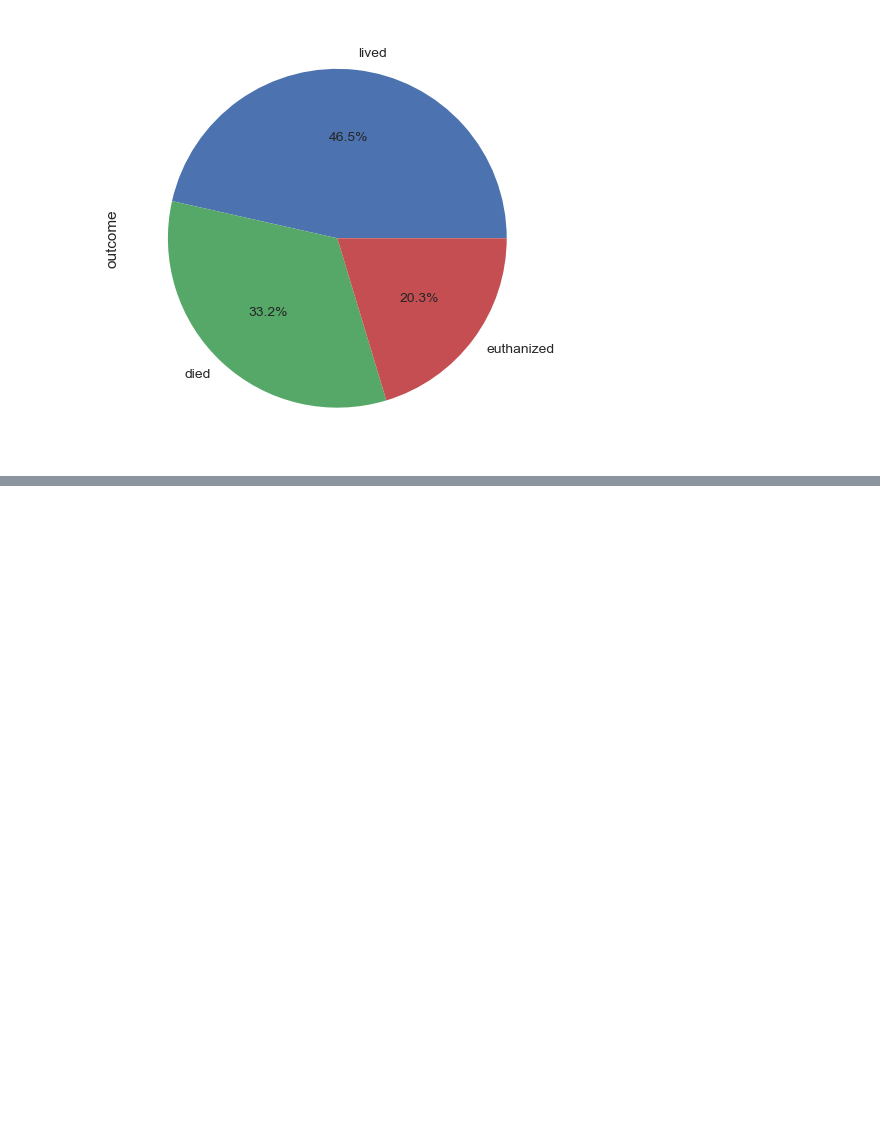
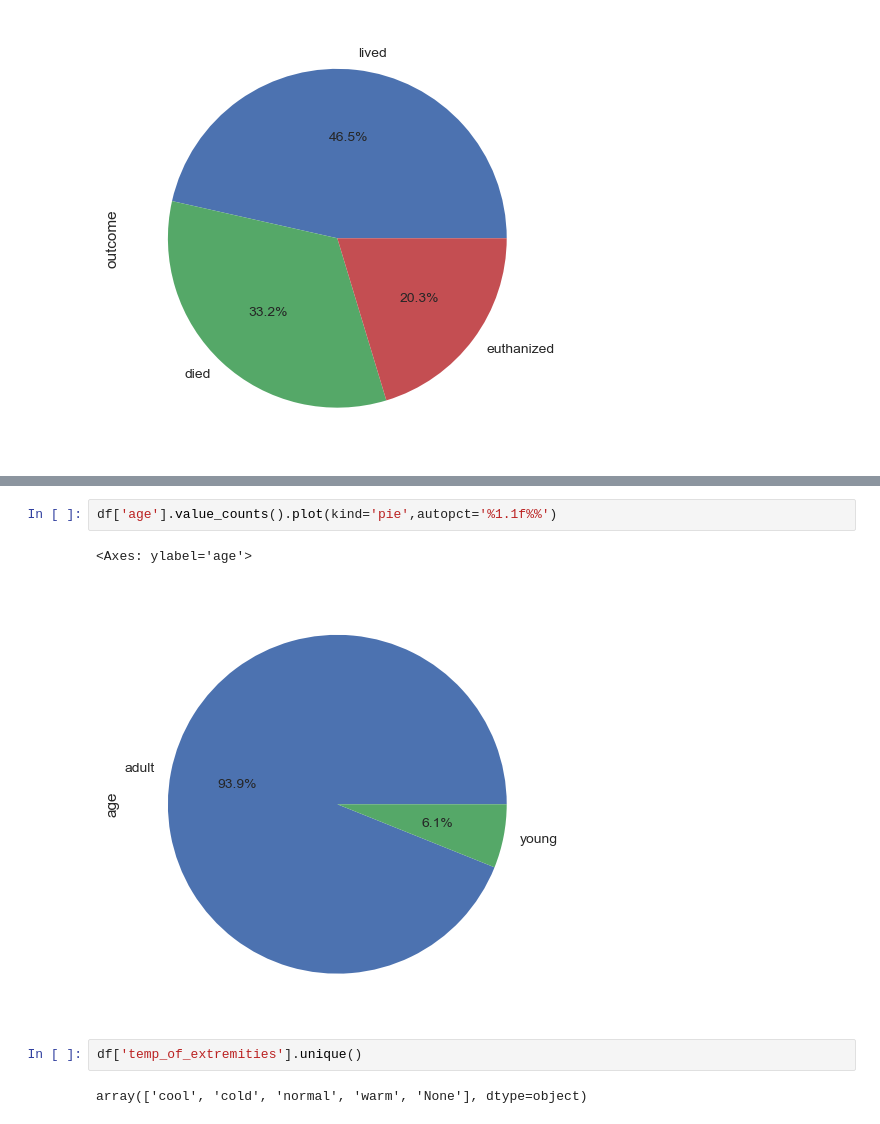
Before and after one commit to abideen-olawuwo/HorsesHealthPrediction, a Jupyter notebook: Horse_Prediction.ipynb, the cells around one changed output, grey strips where cells are left out. Drawn from its saved outputs; the diff is of its cells as text; blank space fills up the shorter version.

```diff
--- a/Horse_Prediction.ipynb
+++ b/Horse_Prediction.ipynb
@@ -159,0 +195,9 @@ df['outcome'].value_counts().plot(kind='pie',autopct='%1.1f%%')
+# %%
+df['age'].value_counts().plot(kind='pie',autopct='%1.1f%%')
+# %% [output]
+<Axes: ylabel='age'>
+[figure, added]
+# %%
+df['temp_of_extremities'].unique()
+# %% [output]
+array(['cool', 'cold', 'normal', 'warm', 'None'], dtype=object)
```
Also changed, not shown: parts of 10 cells of this notebook.
